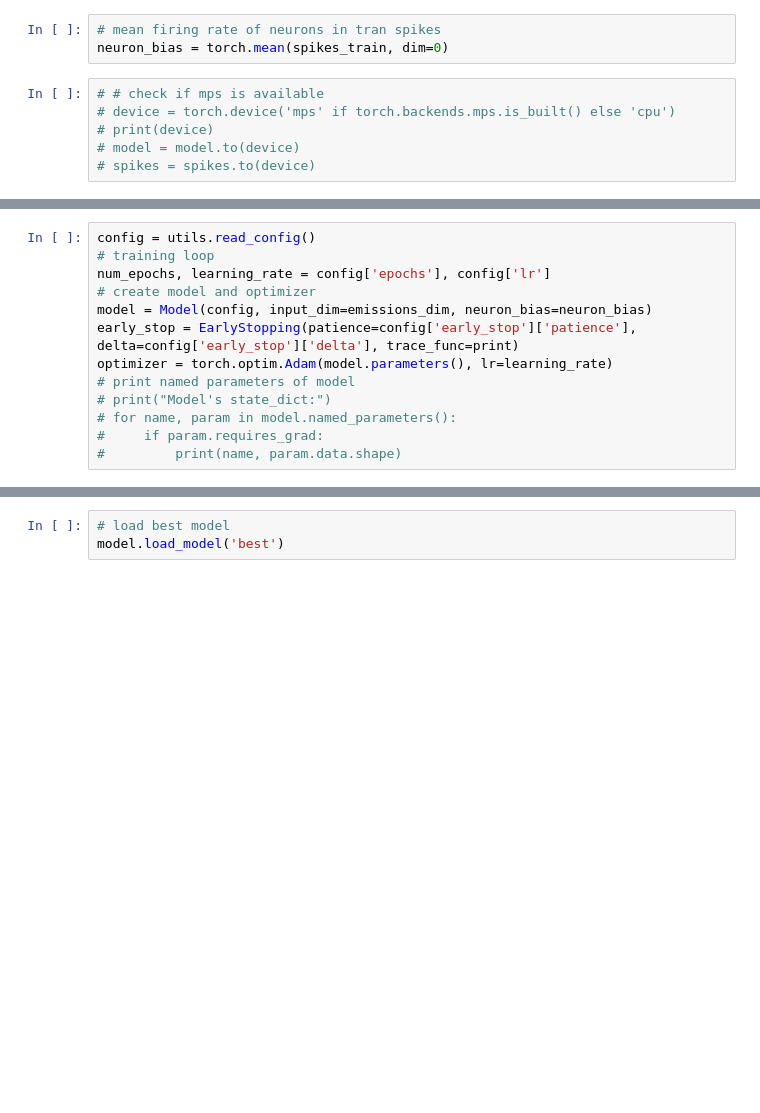
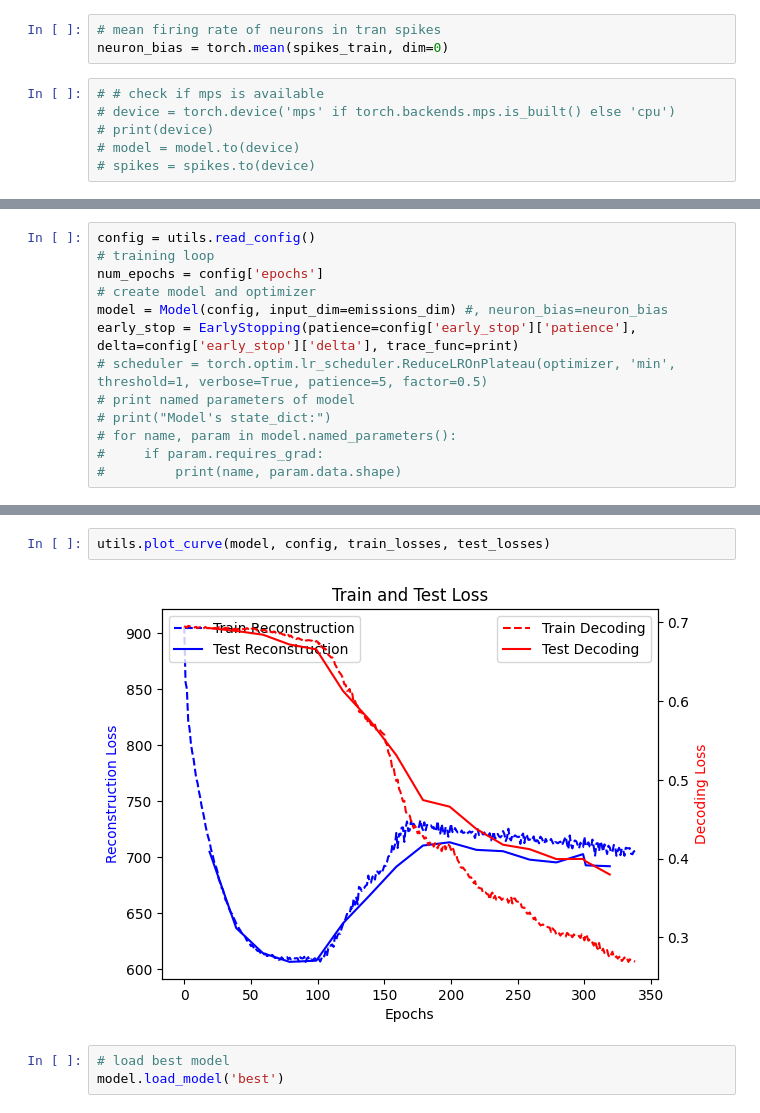
Before and after one commit to methi1999/switching_subspace, a Jupyter notebook: sup.ipynb, the cells around one changed output, grey strips where cells are left out. Drawn from its saved outputs; the diff is of its cells as text; blank space fills up the shorter version.

```diff
--- a/sup.ipynb
+++ b/sup.ipynb
@@ -76,11 +78,11 @@ def test(model, test_loader):
 # %%
 config = utils.read_config()
 # training loop
-num_epochs, learning_rate = config['epochs'], config['lr']
+num_epochs = config['epochs']
 # create model and optimizer
-model = Model(config, input_dim=emissions_dim, neuron_bias=neuron_bias)
+model = Model(config, input_dim=emissions_dim) #, neuron_bias=neuron_bias
 early_stop = EarlyStopping(patience=config['early_stop']['patience'], delta=config['early_stop']['delta'], trace_func=print)
-optimizer = torch.optim.Adam(model.parameters(), lr=learning_rate)
+# scheduler = torch.optim.lr_scheduler.ReduceLROnPlateau(optimizer, 'min', threshold=1, verbose=True, patience=5, factor=0.5)
 # print named parameters of model
 # print("Model's state_dict:")
 # for name, param in model.named_parameters():
@@ -130,3 +167,7 @@ min_test_loss = train(model, test_loader)
+# %%
+utils.plot_curve(model, config, train_losses, test_losses)
+# %% [output]
+[figure, added]
 # %%
 # load best model
 model.load_model('best')
```
Also changed, not shown: parts of 15 cells of this notebook, 8 other files.
